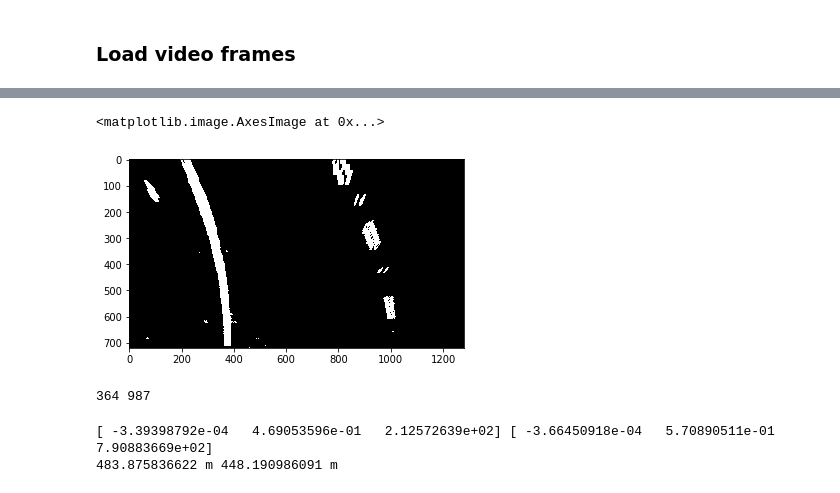
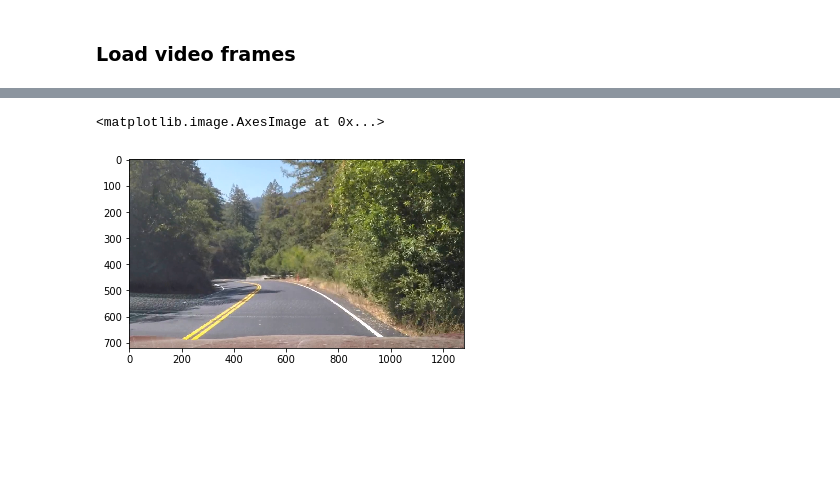
Before and after one commit to camigord/Self-Driving-Car-Nanodegree, a Jupyter notebook: P4-Advanced-Lane-Finding/Untitled.ipynb, the cells around one changed output, grey strips where cells are left out. Saved outputs shown, nothing was run; the diff lists cells and outputs as text; code cells hidden in the pictures; blank space fills up the shorter version.

Commit message:
good results in challenging video

```diff
--- a/P4-Advanced-Lane-Finding/Untitled.ipynb
+++ b/P4-Advanced-Lane-Finding/Untitled.ipynb
@@ -20,11 +24,4 @@ dist = coeff['dist']
 # %%
-video_file = "test_videos/project_video.mp4"
+video_file = "test_videos/harder_challenge_video.mp4"
 video = VideoFileClip(video_file)
-
-#for frame in video.iter_frames():
-    #print(frame.shape)
-
-time = 5
-img = video.get_frame(time)
-
-plt.imshow(img)
+a = video.iter_frames()
@@ -34,20 +28,8 @@ plt.imshow(img)
-# %%
-
-top_down = process_frame(img,mtx,dist)
-plt.imshow(top_down, cmap='gray')
-# %% [output]
-<matplotlib.image.AxesImage at 0x...>
-[figure, removed]
-# %%
-left_base, right_base = find_lanes_hist(top_down)
-print(left_base, right_base)
-# %% [output]
-364 987
-# %%
-left_fit, right_fit, left_curverad, right_curverad, out_img = get_polynomial(top_down, left_base, right_base)
-print(left_fit, right_fit)
-print(left_curverad, 'm', right_curverad, 'm')
-# %% [output]
-[ -3.39398792e-04   4.69053596e-01   2.12572639e+02] [ -3.66450918e-04   5.70890511e-01   7.90883669e+02]
-483.875836622 m 448.190986091 m
+# %%
+for i in range(10):
+    frame = next(a)
+plt.imshow(frame)
+# %% [output]
+<matplotlib.image.AxesImage at 0x...>
+[figure, added]
 # %%
```
Also changed, not shown: parts of 10 cells of this notebook, 3 other files.
